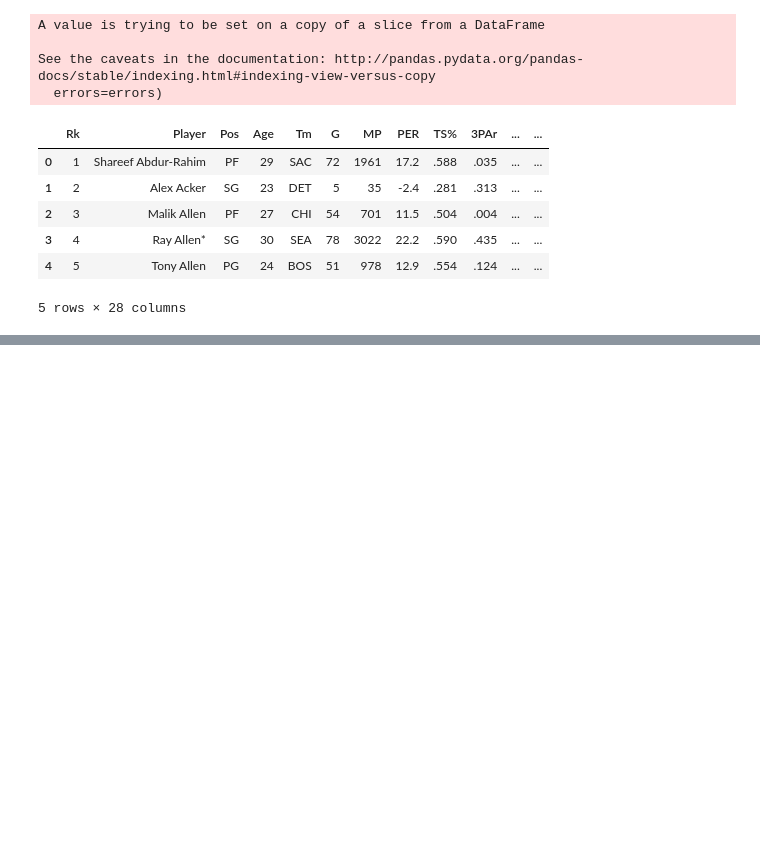
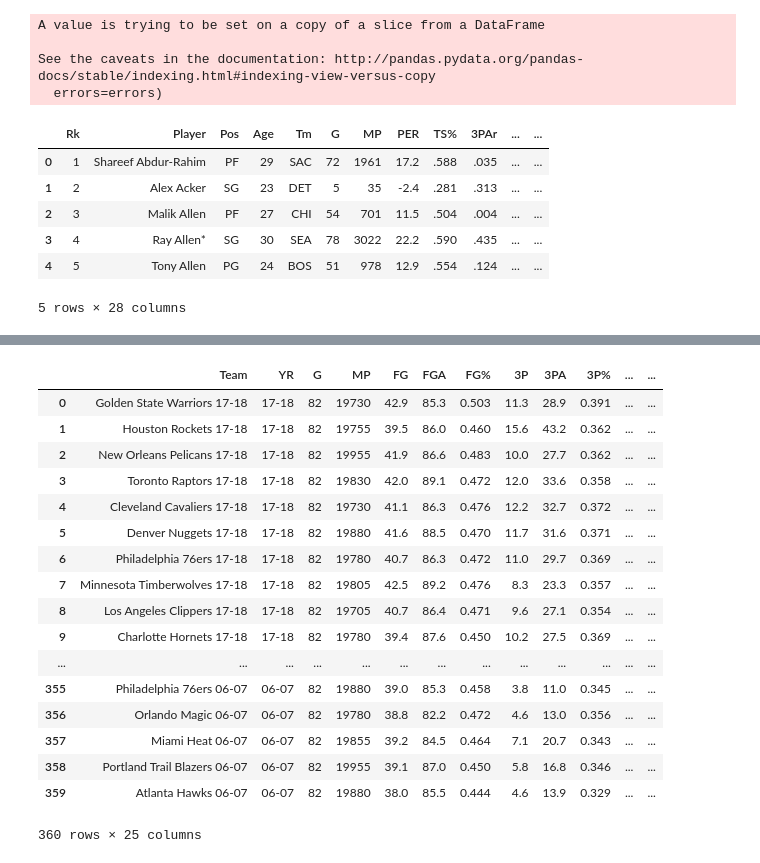
Before and after one commit to dmacUT/nba-final4-projections, a Jupyter notebook: NBAplayerdata.ipynb, the cells around one changed output, grey strips where cells are left out. Saved outputs shown, nothing was run; the diff lists cells and outputs as text; code cells hidden in the pictures; blank space fills up the shorter version.

Commit message:
updating player data

```diff
--- a/NBAplayerdata.ipynb
+++ b/NBAplayerdata.ipynb
@@ -132,3 +132,5 @@ allplayers.head()
 | 3 | 4 | Ray Allen* | SG | 30 | SEA | 78 | 3022 | 22.2 | .590 | .435 | ... | ... |
 | 4 | 5 | Tony Allen | PG | 24 | BOS | 51 | 978 | 12.9 | .554 | .124 | ... | ... |
 5 rows × 28 columns
+# %%
+team_df = pd.read_csv('data/TEAMstats - TeamPer100.csv')
@@ -134,0 +147,28 @@ allplayers.head()
+# %%
+def update_team_name(df, team, yr):
+    df[team] = df[team].str.replace('*', '')
+
+    return df
+# %%
+team_df = update_team_name(team_df, 'Team', 'YR')
+# %%
+team_df
+# %% [output]
+|  | Team | YR | G | MP | FG | FGA | FG% | 3P | 3PA | 3P% | ... | ... |
+| 0 | Golden State Warriors 17-18 | 17-18 | 82 | 19730 | 42.9 | 85.3 | 0.503 | 11.3 | 28.9 | 0.391 | ... | ... |
+| 1 | Houston Rockets 17-18 | 17-18 | 82 | 19755 | 39.5 | 86.0 | 0.460 | 15.6 | 43.2 | 0.362 | ... | ... |
+| 2 | New Orleans Pelicans 17-18 | 17-18 | 82 | 19955 | 41.9 | 86.6 | 0.483 | 10.0 | 27.7 | 0.362 | ... | ... |
+| 3 | Toronto Raptors 17-18 | 17-18 | 82 | 19830 | 42.0 | 89.1 | 0.472 | 12.0 | 33.6 | 0.358 | ... | ... |
+| 4 | Cleveland Cavaliers 17-18 | 17-18 | 82 | 19730 | 41.1 | 86.3 | 0.476 | 12.2 | 32.7 | 0.372 | ... | ... |
+| 5 | Denver Nuggets 17-18 | 17-18 | 82 | 19880 | 41.6 | 88.5 | 0.470 | 11.7 | 31.6 | 0.371 | ... | ... |
+| 6 | Philadelphia 76ers 17-18 | 17-18 | 82 | 19780 | 40.7 | 86.3 | 0.472 | 11.0 | 29.7 | 0.369 | ... | ... |
+| 7 | Minnesota Timberwolves 17-18 | 17-18 | 82 | 19805 | 42.5 | 89.2 | 0.476 | 8.3 | 23.3 | 0.357 | ... | ... |
+| 8 | Los Angeles Clippers 17-18 | 17-18 | 82 | 19705 | 40.7 | 86.4 | 0.471 | 9.6 | 27.1 | 0.354 | ... | ... |
+| 9 | Charlotte Hornets 17-18 | 17-18 | 82 | 19780 | 39.4 | 87.6 | 0.450 | 10.2 | 27.5 | 0.369 | ... | ... |
+| ... | ... | ... | ... | ... | ... | ... | ... | ... | ... | ... | ... | ... |
+| 355 | Philadelphia 76ers 06-07 | 06-07 | 82 | 19880 | 39.0 | 85.3 | 0.458 | 3.8 | 11.0 | 0.345 | ... | ... |
+| 356 | Orlando Magic 06-07 | 06-07 | 82 | 19780 | 38.8 | 82.2 | 0.472 | 4.6 | 13.0 | 0.356 | ... | ... |
+| 357 | Miami Heat 06-07 | 06-07 | 82 | 19855 | 39.2 | 84.5 | 0.464 | 7.1 | 20.7 | 0.343 | ... | ... |
+| 358 | Portland Trail Blazers 06-07 | 06-07 | 82 | 19955 | 39.1 | 87.0 | 0.450 | 5.8 | 16.8 | 0.346 | ... | ... |
+| 359 | Atlanta Hawks 06-07 | 06-07 | 82 | 19880 | 38.0 | 85.5 | 0.444 | 4.6 | 13.9 | 0.329 | ... | ... |
+360 rows × 25 columns
```
Also changed, not shown: parts of 13 cells of this notebook.
